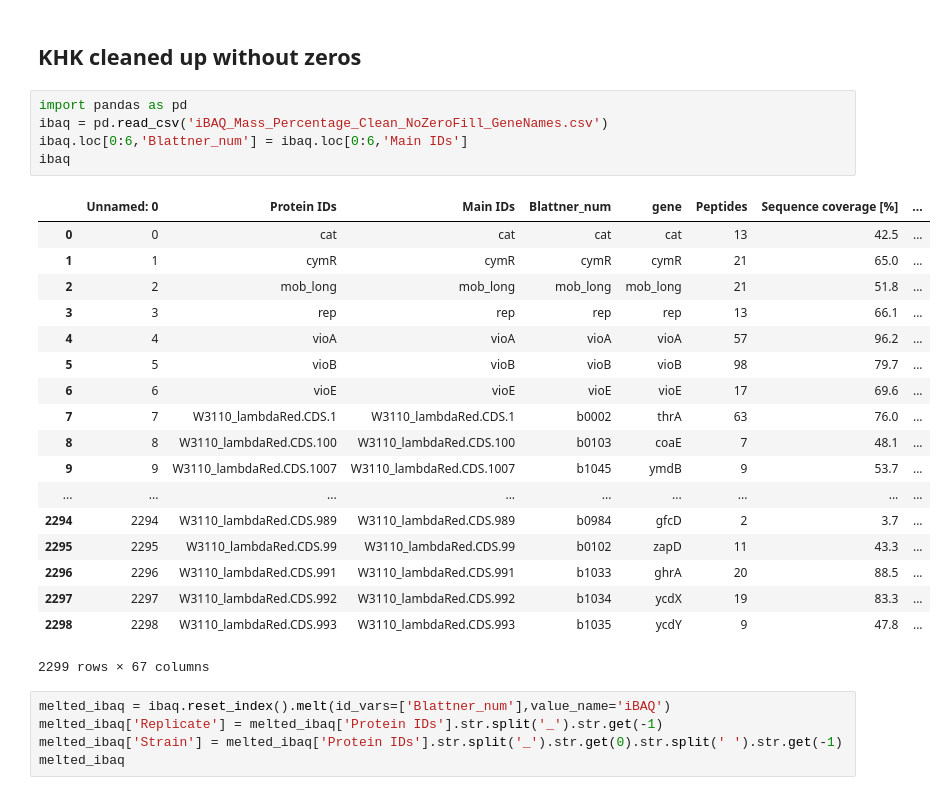
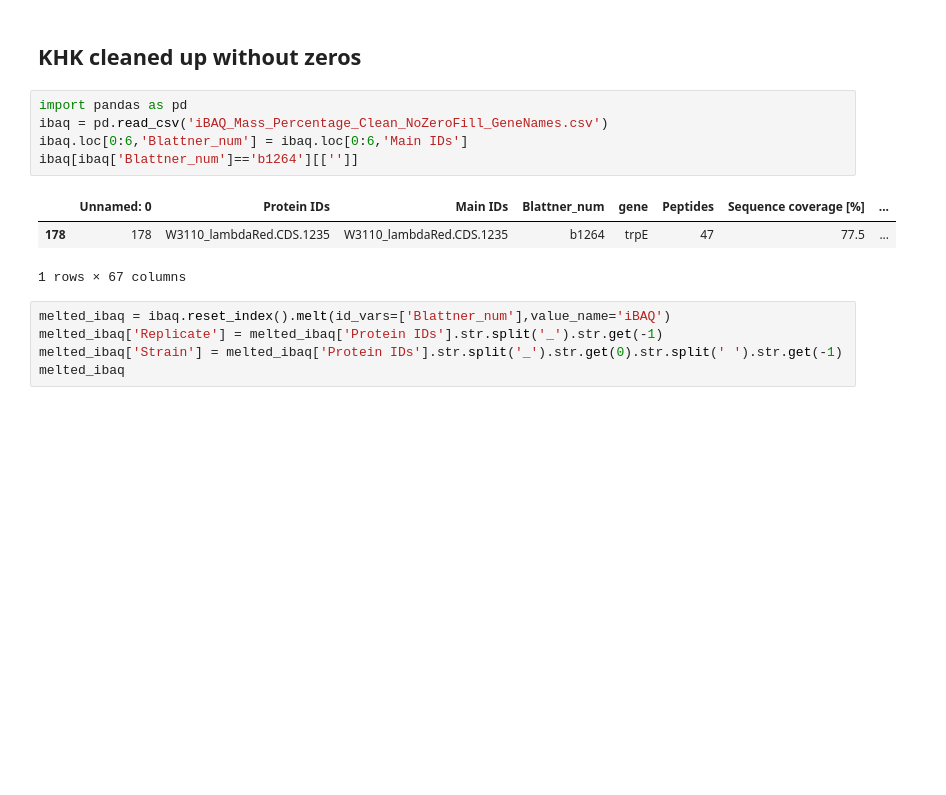
Before and after one commit to djinnome/MaxMass, a Jupyter notebook: src/CCO/CCO_iBAQ.ipynb, the cells around one changed output. Drawn from its saved outputs; the diff is of its cells as text; blank space fills up the shorter version.

```diff
--- a/src/CCO/CCO_iBAQ.ipynb
+++ b/src/CCO/CCO_iBAQ.ipynb
@@ -454,27 +454,12 @@ vioE
 # %%
 import pandas as pd
 ibaq = pd.read_csv('iBAQ_Mass_Percentage_Clean_NoZeroFill_GeneNames.csv')
 ibaq.loc[0:6,'Blattner_num'] = ibaq.loc[0:6,'Main IDs']
-ibaq
+ibaq[ibaq['Blattner_num']=='b1264'][['']]
 # %% [output]
 |  | Unnamed: 0 | Protein IDs | Main IDs | Blattner_num | gene | Peptides | Sequence coverage [%] | ... |
-| 0 | 0 | cat | cat | cat | cat | 13 | 42.5 | ... |
-| 1 | 1 | cymR | cymR | cymR | cymR | 21 | 65.0 | ... |
-| 2 | 2 | mob_long | mob_long | mob_long | mob_long | 21 | 51.8 | ... |
-| 3 | 3 | rep | rep | rep | rep | 13 | 66.1 | ... |
-| 4 | 4 | vioA | vioA | vioA | vioA | 57 | 96.2 | ... |
-| 5 | 5 | vioB | vioB | vioB | vioB | 98 | 79.7 | ... |
-| 6 | 6 | vioE | vioE | vioE | vioE | 17 | 69.6 | ... |
-| 7 | 7 | W3110_lambdaRed.CDS.1 | W3110_lambdaRed.CDS.1 | b0002 | thrA | 63 | 76.0 | ... |
-| 8 | 8 | W3110_lambdaRed.CDS.100 | W3110_lambdaRed.CDS.100 | b0103 | coaE | 7 | 48.1 | ... |
-| 9 | 9 | W3110_lambdaRed.CDS.1007 | W3110_lambdaRed.CDS.1007 | b1045 | ymdB | 9 | 53.7 | ... |
-| ... | ... | ... | ... | ... | ... | ... | ... | ... |
-| 2294 | 2294 | W3110_lambdaRed.CDS.989 | W3110_lambdaRed.CDS.989 | b0984 | gfcD | 2 | 3.7 | ... |
-| 2295 | 2295 | W3110_lambdaRed.CDS.99 | W3110_lambdaRed.CDS.99 | b0102 | zapD | 11 | 43.3 | ... |
-| 2296 | 2296 | W3110_lambdaRed.CDS.991 | W3110_lambdaRed.CDS.991 | b1033 | ghrA | 20 | 88.5 | ... |
-| 2297 | 2297 | W3110_lambdaRed.CDS.992 | W3110_lambdaRed.CDS.992 | b1034 | ycdX | 19 | 83.3 | ... |
-| 2298 | 2298 | W3110_lambdaRed.CDS.993 | W3110_lambdaRed.CDS.993 | b1035 | ycdY | 9 | 47.8 | ... |
+| 178 | 178 | W3110_lambdaRed.CDS.1235 | W3110_lambdaRed.CDS.1235 | b1264 | trpE | 47 | 77.5 | ... |
-2299 rows × 67 columns
+1 rows × 67 columns
 # %%
 melted_ibaq = ibaq.reset_index().melt(id_vars=['Blattner_num'],value_name='iBAQ')
 melted_ibaq['Replicate'] = melted_ibaq['Protein IDs'].str.split('_').str.get(-1)
```
Also changed, not shown: 1 other file.
